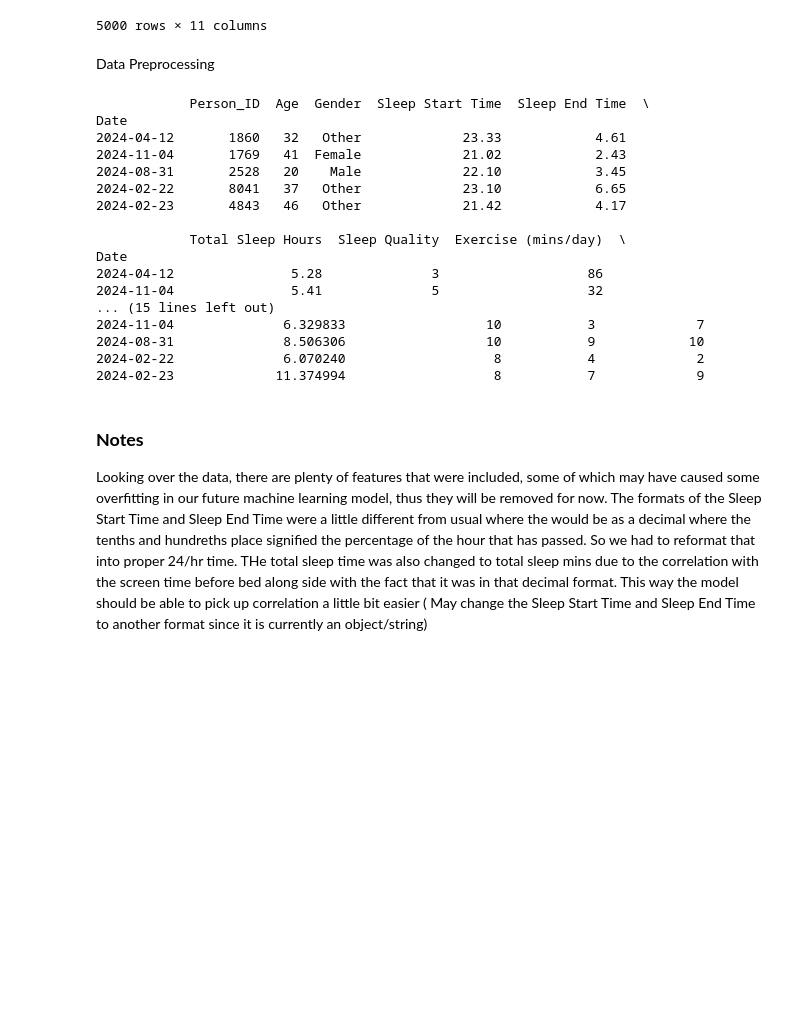
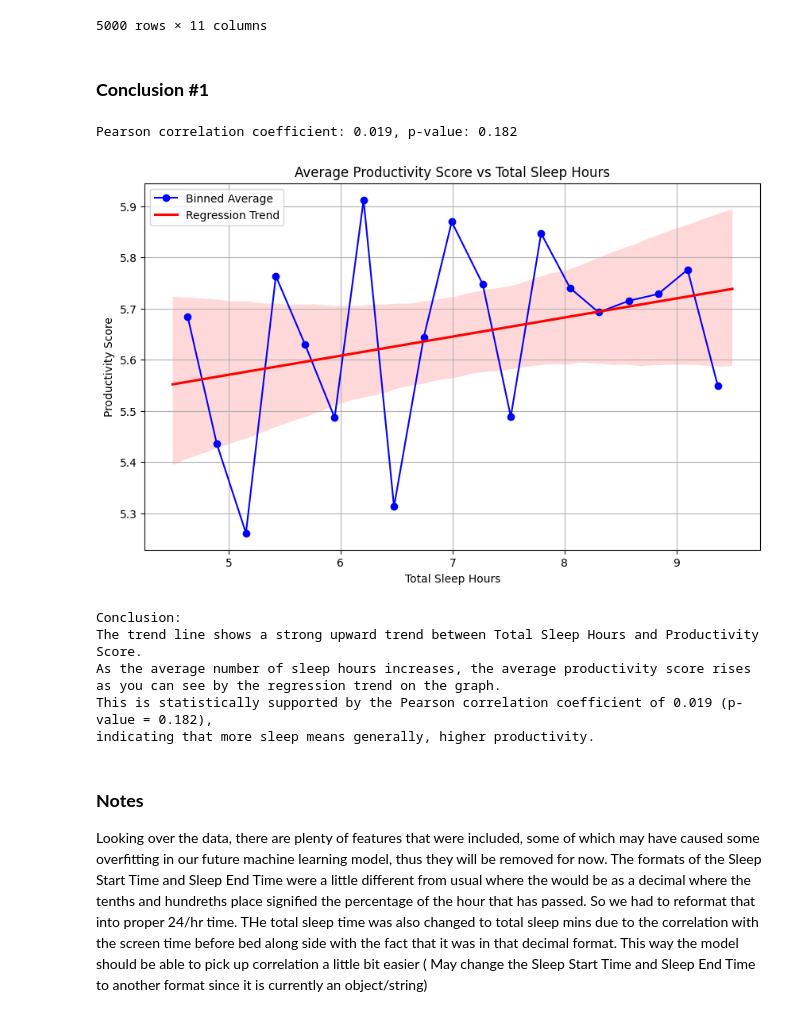
Before and after one commit to alem425/CMSC320_FinalProj, a Jupyter notebook: proj.ipynb, the cells around one changed output. Saved outputs shown, nothing was run; the diff lists cells and outputs as text; code cells hidden in the pictures; blank space fills up the shorter version.

```diff
--- a/proj.ipynb
+++ b/proj.ipynb
@@ -119,35 +121,57 @@ df
 | 4998 | 2024-12-26 | 4205 | 55 | Other | 23:28 | 07:52 | 504 | ... |
 | 4999 | 2024-04-11 | 2304 | 58 | Male | 20:43 | 01:22 | 279 | ... |
 5000 rows × 11 columns
-# %% [markdown]
-Data Preprocessing
-# %%
-df = pd.read_csv('sleep_cycle_productivity.csv')
-
-df['Total Sleep Hours'] = pd.to_numeric(df['Total Sleep Hours'], errors='coerce')
-df['Productivity Score'] = pd.to_numeric(df['Productivity Score'], errors='coerce')
-
-df['Date'] = pd.to_datetime(df['Date'], errors='coerce')
-df.set_index('Date', inplace=True)
-print(df.head())
-# %% [output]
-            Person_ID  Age  Gender  Sleep Start Time  Sleep End Time  \
-Date
-2024-04-12       1860   32   Other             23.33            4.61
-2024-11-04       1769   41  Female             21.02            2.43
-2024-08-31       2528   20    Male             22.10            3.45
-2024-02-22       8041   37   Other             23.10            6.65
-2024-02-23       4843   46   Other             21.42            4.17
-
-            Total Sleep Hours  Sleep Quality  Exercise (mins/day)  \
-Date
-2024-04-12               5.28              3                   86
-2024-11-04               5.41              5                   32
-... (15 lines left out)
-2024-11-04              6.329833                  10           3             7
-2024-08-31              8.506306                  10           9            10
-2024-02-22              6.070240                   8           4             2
-2024-02-23             11.374994                   8           7             9
+# %% [markdown]
+### **Conclusion #1**
+# %%
+df = pd.read_csv("sleep_cycle_productivity.csv")
+if "Total Sleep Mins" not in df.columns:
+    df["Total Sleep Mins"] = df["Total Sleep Hours"] * 60
+
+df["Total Sleep Hours_Converted"] = df["Total Sleep Mins"] / 60
+
+corr_coef, p_value = stats.pearsonr(df["Total Sleep Hours_Converted"], df["Productivity Score"])
+print(f"Pearson correlation coefficient: {corr_coef:.3f}, p-value: {p_value:.3f}")
+
+bins = np.linspace(df["Total Sleep Hours_Converted"].min(), df["Total Sleep Hours_Converted"].max(), 20)
+df["Sleep_Hours_Bin"] = pd.cut(df["Total Sleep Hours_Converted"], bins=bins)
+
+bin_summary = df.groupby("Sleep_Hours_Bin").agg({
+    "Total Sleep Hours_Converted": "mean",
+    "Productivity Score": "mean"
+}).reset_index()
+
+mp.figure(figsize=(10,6))
+
+mp.plot(bin_summary["Total Sleep Hours_Converted"], bin_summary["Productivity Score"],
+         marker='o', linestyle='-', color='blue', label='Binned Average')
+
+sns.regplot(x="Total Sleep Hours_Converted", y="Productivity Score", data=df,
+            scatter=False, color='red', label='Regression Trend')
+
+mp.title("Average Productivity Score vs Total Sleep Hours")
+mp.xlabel("Total Sleep Hours")
+mp.ylabel("Productivity Score")
+mp.legend()
+mp.grid(True)
+mp.show()
+
+conclusion = f"""
+Conclusion:
+The trend line shows a strong upward trend between Total Sleep Hours and Productivity Score.
+As the average number of sleep hours increases, the average productivity score rises as you can see by the regression trend on the graph.
+This is statistically supported by the Pearson correlation coefficient of {corr_coef:.3f} (p-value = {p_value:.3f}),
+indicating that more sleep means generally, higher productivity.
+"""
+print(conclusion)
+# %% [output]
+Pearson correlation coefficient: 0.019, p-value: 0.182
+[figure, added]
+Conclusion:
+The trend line shows a strong upward trend between Total Sleep Hours and Productivity Score.
+As the average number of sleep hours increases, the average productivity score rises as you can see by the regression trend on the graph.
+This is statistically supported by the Pearson correlation coefficient of 0.019 (p-value = 0.182),
+indicating that more sleep means generally, higher productivity.
 # %% [markdown]
 ### **Notes**
 
```
Also changed, not shown: parts of 1 cell of this notebook.
